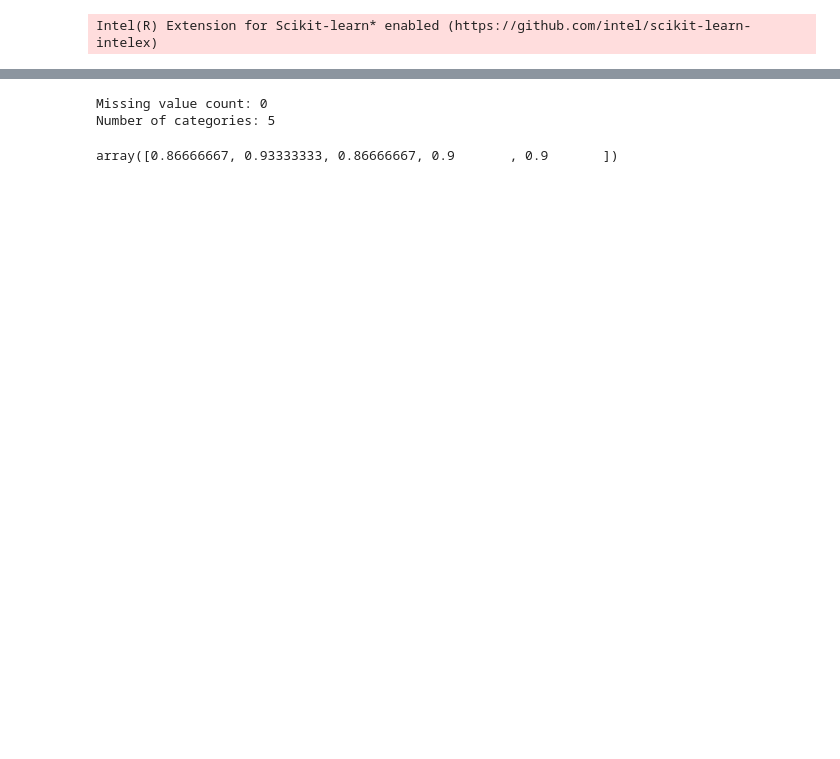
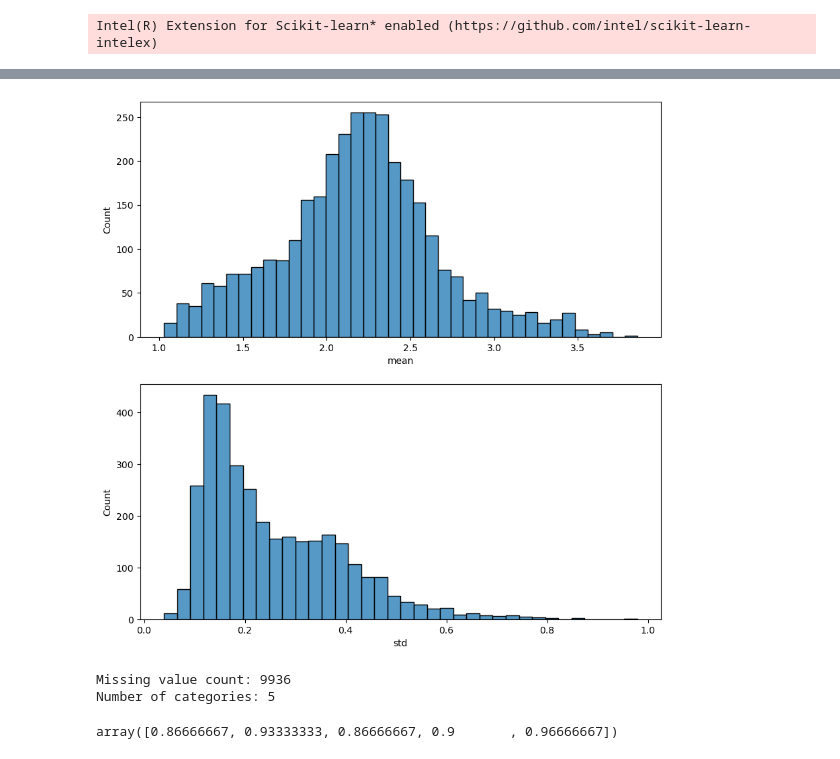
Before and after one commit to jamorr/ml_classification_na_estimation, a Jupyter notebook: classification.ipynb, the cells around one changed output, grey strips where cells are left out. Cells and saved outputs as stored; diff of their text form; code cells hidden in the pictures; blank space fills up the shorter version.

```diff
--- a/classification.ipynb
+++ b/classification.ipynb
@@ -37,0 +27,3 @@ sns.histplot(stats['std'], ax=ax2)
+# %%
+train, target, test = read_classification_dataset(1)
+X, y = train.values, target.values.flatten()
@@ -38,8 +44,12 @@ sns.histplot(stats['std'], ax=ax2)
+# %%
+features_histograms_mean_std(train)
+# %% [output]
+[figure, added]
 # %%
 print("Missing value count:",  train.isna().sum().sum())
 print("Number of categories:",(len(target[0].unique())))
 # %% [output]
-Missing value count: 0
+Missing value count: 9936
 Number of categories: 5
 # %%
 # from sklearn.model_selection import train_test_split
@@ -65,6 +75,7 @@ Number of categories: 5
 # print(np.cumsum(pca_evr))
 # %%
 clf = Pipeline([
+  ('imputation', KNNImputer(n_neighbors=3, weights='distance')),
   ('classification', RandomForestClassifier())
 ])
 # clf.fit(train.values, target.values.flatten())
@@ -72,7 +83,7 @@ clf = Pipeline([
 scores = cross_val_score(clf, X, y, cv=5)
 scores
 # %% [output]
-array([0.86666667, 0.93333333, 0.86666667, 0.9       , 0.9       ])
+array([0.86666667, 0.93333333, 0.86666667, 0.9       , 0.96666667])
 # %%
 # clf.predict(test.values)
 # %%
```
Also changed, not shown: parts of 7 cells of this notebook, 1 other file.
